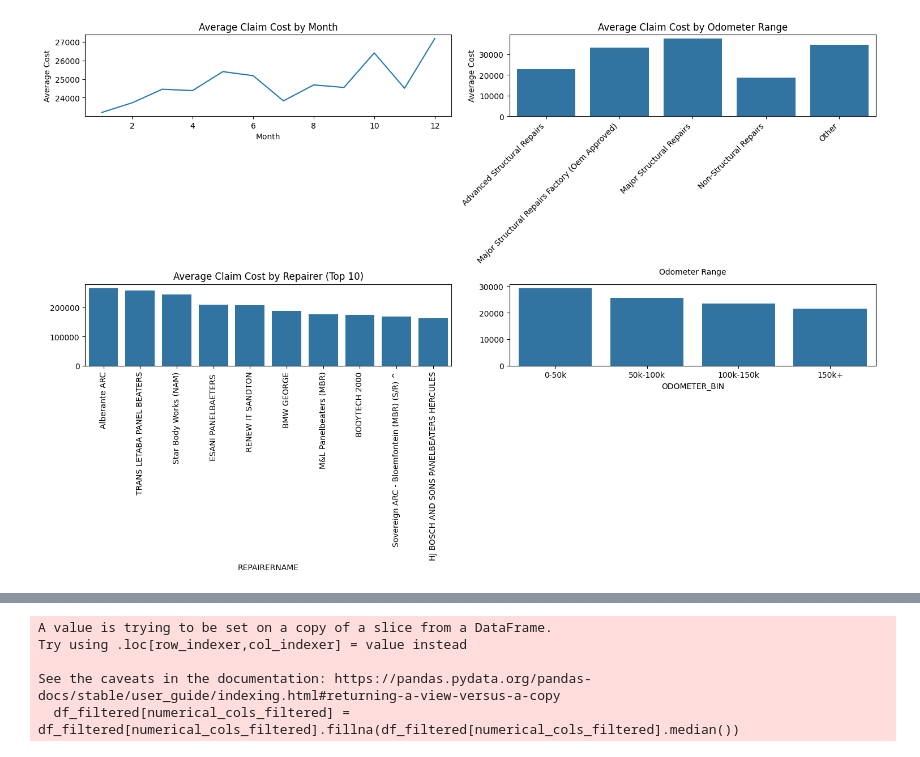
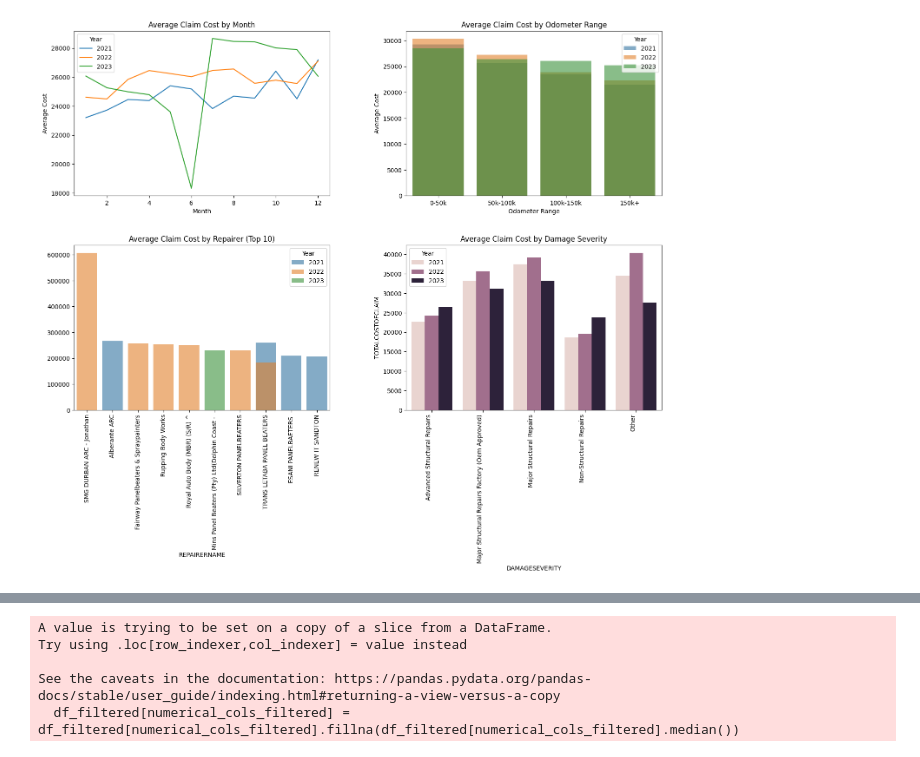
Before and after one commit to Catalyst365/machine-learning, a Jupyter notebook: regression_insurance_claims.ipynb, the cells around one changed output, grey strips where cells are left out. Drawn from its saved outputs; the diff is of its cells as text; code cells hidden in the pictures.

```diff
--- a/regression_insurance_claims.ipynb
+++ b/regression_insurance_claims.ipynb
@@ -30,2 +10,13 @@ df.columns, len(df.columns)
+# %%
+# crack the dataset open
+df_2021 = pd.read_excel('data/Audatex_Claims.Updated(2021).xlsx')
+df_2022 = pd.read_excel('data/Audatex_Claims.Updated(2022).xlsx')
+df_2023 = pd.read_excel('data/Audatex_Claims.Updated(2023).xlsx')
+
+# mergin datasets with year identifier
+df_2021['year'] = 2021
+df_2022['year'] = 2022
+df_2023['year'] = 2023
+df_combined = pd.concat([df_2021, df_2022, df_2023], ignore_index=True)
 # %%
 # basic exploration
@@ -68,53 +54,57 @@ pl.show()
 # %%
-# Date conversion and feature extraction
-df['CREATIONDATE'] = pd.to_datetime(df['CREATIONDATE'])
-df['CALCULATIONDATE'] = pd.to_datetime(df['CALCULATIONDATE'])
-df['creation_year'] = df['CREATIONDATE'].dt.year
-df['creation_month'] = df['CREATIONDATE'].dt.month
-df['creation_day'] = df['CREATIONDATE'].dt.day
-df['time_diff_days'] = (df['CALCULATIONDATE'] - df['CREATIONDATE']).dt.days
+df_combined['CREATIONDATE'] = pd.to_datetime(df_combined['CREATIONDATE'])
+df_combined['CALCULATIONDATE'] = pd.to_datetime(df_combined['CALCULATIONDATE'])
+df_combined['creation_year'] = df_combined['CREATIONDATE'].dt.year
+df_combined['creation_month'] = df_combined['CREATIONDATE'].dt.month
+df_combined['creation_day'] = df_combined['CREATIONDATE'].dt.day
+df_combined['time_diff_days'] = (df_combined['CALCULATIONDATE'] - df_combined['CREATIONDATE']).dt.days
 
-# Calculate data for each subplot
-monthly_cost = df.groupby('creation_month')['TOTALCOSTOFCLAIM'].mean()
-severity_cost = df.groupby('DAMAGESEVERITY')['TOTALCOSTOFCLAIM'].agg(['mean', 'count']).sort_values(by='mean', ascending=False)
-repairer_cost = df.groupby('REPAIRERNAME')['TOTALCOSTOFCLAIM'].mean().sort_values(ascending=False)
-df['ODOMETER_BIN'] = pd.cut(df['ODOMETER'], bins=[0, 50000, 100000, 150000, float('inf')], labels=['0-50k', '50k-100k', '100k-150k', '150k+'])
-odometer_cost = df.groupby('ODOMETER_BIN')['TOTALCOSTOFCLAIM'].mean()
 
-# Print summary statistics
-print("Severity Cost Summary:")
-print(severity_cost)
-print("\nTop 10 Repairer Costs:")
-print(repairer_cost.head(10))
+df_combined['ODOMETER_BIN'] = pd.cut(df_combined['ODOMETER'], bins=[0, 50000, 100000, 150000, float('inf')],
+                                     labels=['0-50k', '50k-100k', '100k-150k', '150k+'])
 
-# Create a figure with 4 subplots
-fig, axes = pl.subplots(2, 2, figsize=(15, 10))
+monthly_cost = df_combined.groupby(['creation_month', 'year'])['TOTALCOSTOFCLAIM'].mean().unstack()
+severity_cost = df_combined.groupby(['DAMAGESEVERITY', 'year'])['TOTALCOSTOFCLAIM'].agg(['mean', 'count']).unstack()
+repairer_cost = df_combined.groupby(['REPAIRERNAME', 'year'])['TOTALCOSTOFCLAIM'].mean().unstack()
+odometer_cost = df_combined.groupby(['ODOMETER_BIN', 'year'])['TOTALCOSTOFCLAIM'].mean().unstack()
+
+# print("Severity Cost Summary (Mean, Count) by Year:")
+# print(severity_cost)
+# print("\nTop 10 Repairer Costs by Year:")
+# print(repairer_cost.head(10))
+
+fig, axes = pl.subplots(2, 2, figsize=(9, 7))
 fig.tight_layout(pad=4.0)
 
-# Subplot 1: Monthly Claim Cost
-sns.lineplot(x=monthly_cost.index, y=monthly_cost.values, ax=axes[0, 0])
+for year in monthly_cost.columns:
+    sns.lineplot(x=monthly_cost.index, y=monthly_cost[year], ax=axes[0, 0], label=str(year))
 axes[0, 0].set_title('Average Claim Cost by Month')
 axes[0, 0].set_xlabel('Month')
 axes[0, 0].set_ylabel('Average Cost')
+axes[0, 0].legend(title='Year')
 
-# Subplot 2: Damage Severity
-sns.barplot(x='DAMAGESEVERITY', y='TOTALCOSTOFCLAIM', data=df, estimator=np.mean, ci=None, ax=axes[0, 1])
-axes[0, 1].set_title('Average Claim Cost by Damage Severity')
-axes[0, 1].set_xticklabels(axes[0, 1].get_xticklabels(), rotation=45, ha='right')
+sns.barplot(x='DAMAGESEVERITY', y='TOTALCOSTOFCLAIM', hue='year', data=df_combined, estimator=np.mean, ci=None, ax=axes[1, 1])
+axes[1, 1].set_title('Average Claim Cost by Damage Severity')
+axes[1, 1].set_xticklabels(axes[1, 1].get_xticklabels(), rotation=90, ha='right')
+axes[1, 1].legend(title='Year')
 
-# Subplot 3: Top 10 Repairers
-sns.barplot(x=repairer_cost.head(10).index, y=repairer_cost.head(10).values, ax=axes[1, 0])
+top_repairers = repairer_cost.mean(axis=1).nlargest(10).index
+for year in repairer_cost.columns:
+    sns.barplot(x=repairer_cost.loc[top_repairers, year].index, y=repairer_cost.loc[top_repairers, year].values,
+                ax=axes[1, 0], label=str(year), alpha=0.6)
 axes[1, 0].set_title('Average Claim Cost by Repairer (Top 10)')
 axes[1, 0].set_xticklabels(axes[1, 0].get_xticklabels(), rotation=90)
+axes[1, 0].legend(title='Year')
 
-# Subplot 4: Odometer Range
-sns.barplot(x=odometer_cost.index, y=odometer_cost.values, ax=axes[1, 1])
+for year in odometer_cost.columns:
+    sns.barplot(x=odometer_cost.index, y=odometer_cost[year], ax=axes[0, 1], label=str(year), alpha=0.6)
 axes[0, 1].set_title('Average Claim Cost by Odometer Range')
 axes[0, 1].set_xlabel('Odometer Range')
 axes[0, 1].set_ylabel('Average Cost')
+axes[0, 1].legend(title='Year')
 
-# Adjust layout to prevent overlap
 pl.tight_layout()
+pl.subplots_adjust(right=1.6, top=1.8, hspace=0.3, wspace=0.3)
 pl.show()
 # %% [output]
 The `ci` parameter is deprecated. Use `errorbar=None` for the same effect.
@@ -140 +130 @@ Name: TOTALCOSTOFCLAIM, dtype: float64
-[figure, old version]
+[figure, new version]
```
Also changed, not shown: parts of 13 cells of this notebook.
